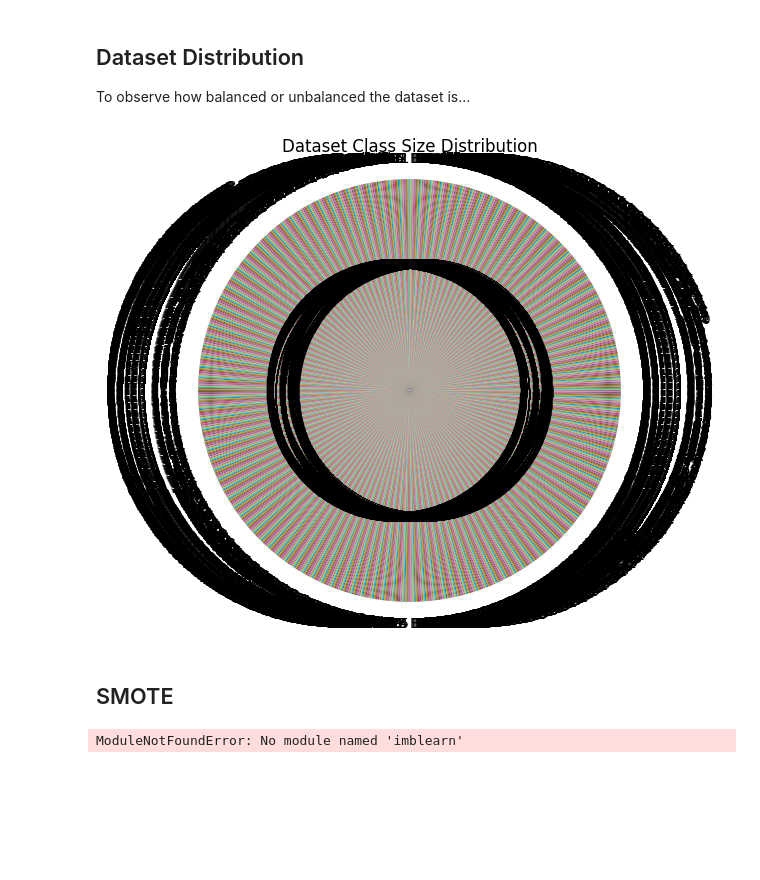
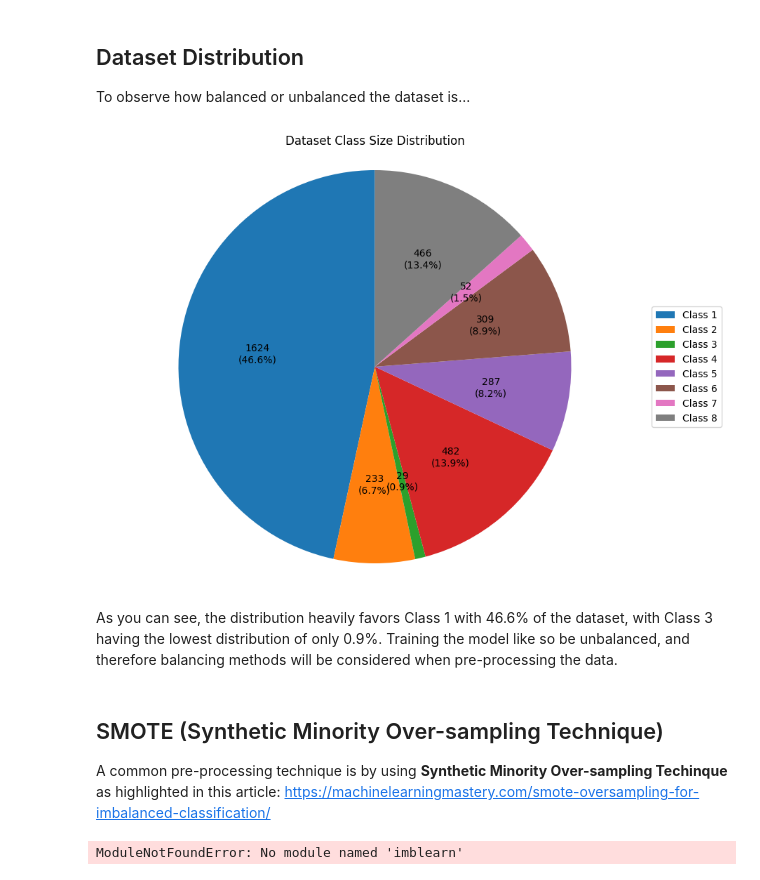
Before and after one commit to mbtiongson1/neural-network-training, a Jupyter notebook: main.ipynb, the cells around one changed output. Saved outputs shown, nothing was run; the diff lists cells and outputs as text; code cells hidden in the pictures; blank space fills up the shorter version.

Commit message:
updated code, but having  imblearn errors

```diff
--- a/main.ipynb
+++ b/main.ipynb
@@ -80,43 +119,36 @@ To observe how balanced or unbalanced the dataset is...
 # %%
 import matplotlib.pyplot as plt
 
-def collect_batch_sizes(X, D, batch_size):
+config = Network.A
+
+def collect_batch_sizes(X, D, config):
     batch_sizes = []
-    for i, (x, d) in enumerate(minibatch(X, D, batch_size, DATA_GLOBALS['randomized'])):
-        batch_sizes.append(len(x) * len(d))
+    for x, d in minibatch(X, D, config):
+        batch_sizes.append(len(x))
     return batch_sizes
 
-# Assuming your data arrays are defined as follows:
-X = np.random.rand(10000)  # Example data array of size 10,000
-D = np.random.randint(2, size=10000)  # Example labels with size 10,000
+batch_sizes = collect_batch_sizes(DATASET, DATALABELS, config)
 
-# Collect batch sizes for demonstration (assuming each batch has the same number of elements)
-batch_sizes = collect_batch_sizes(X, D, DATA_GLOBALS['batch_size'])
+def piechart(batch_sizes):
+    class_counts = np.bincount(DATALABELS, minlength=9)[1:]
+    labels = [f"Class {i}" for i in range(1, len(class_counts) + 1)]
 
-# Now we can create a pie chart
-
-
-def distribution(batch_sizes):
-    plt.figure(figsize=(6, 6))
-    labels = [f"Batch {i}" for i in range(1, len(batch_sizes) + 1)]
-    counts = batch_sizes
-
-    # Normalize to sum of all sizes (for accurate proportions)
-    total_size = np.sum(counts)
-    normalized_counts = counts / total_size
-    plt.pie(normalized_counts, labels=labels, autopct='%1.1f%%', startangle=90)
-
-    # Set title and show the plot
+    plt.figure(figsize=(10, 8))
+    plt.pie(class_counts, autopct=lambda pct: f'{int(pct/100.*sum(class_counts))}\n({pct:.1f}%)', startangle=90)
+    plt.legend(labels, loc='center left', bbox_to_anchor=(1, 0, 0.5, 1))
     plt.title('Dataset Class Size Distribution')
-    plt.axis('equal')  # Equal aspect ratio ensures that pie is drawn as a circle.
+    plt.axis('equal')
     plt.show()
 
-# Call the function to create and display the pie chart
-distribution(batch_sizes)
+piechart(batch_sizes)
 # %% [output]
-[figure, old version]
+[figure, new version]
+# %% [markdown]
+As you can see, the distribution heavily favors Class 1 with 46.6% of the dataset, with Class 3 having the lowest distribution of only 0.9%. Training the model like so be unbalanced, and therefore balancing methods will be considered when pre-processing the data.
 # %% [markdown]
-## SMOTE
+## SMOTE (Synthetic Minority Over-sampling Technique)
+
+A common pre-processing technique is by using **Synthetic Minority Over-sampling Techinque** as highlighted in this article: https://machinelearningmastery.com/smote-oversampling-for-imbalanced-classification/
 # %%
 from imblearn.over_sampling import SMOTE
 
```
Also changed, not shown: parts of 11 cells of this notebook, 3 other files.
